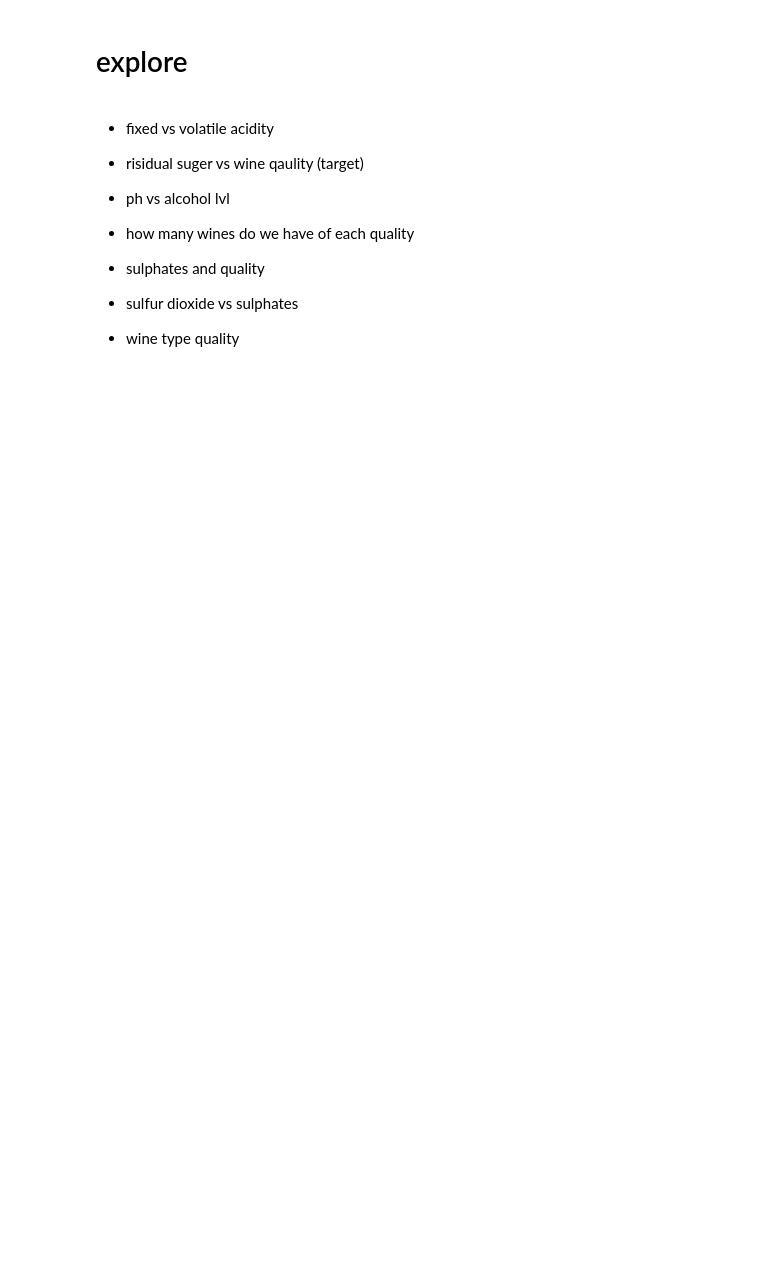
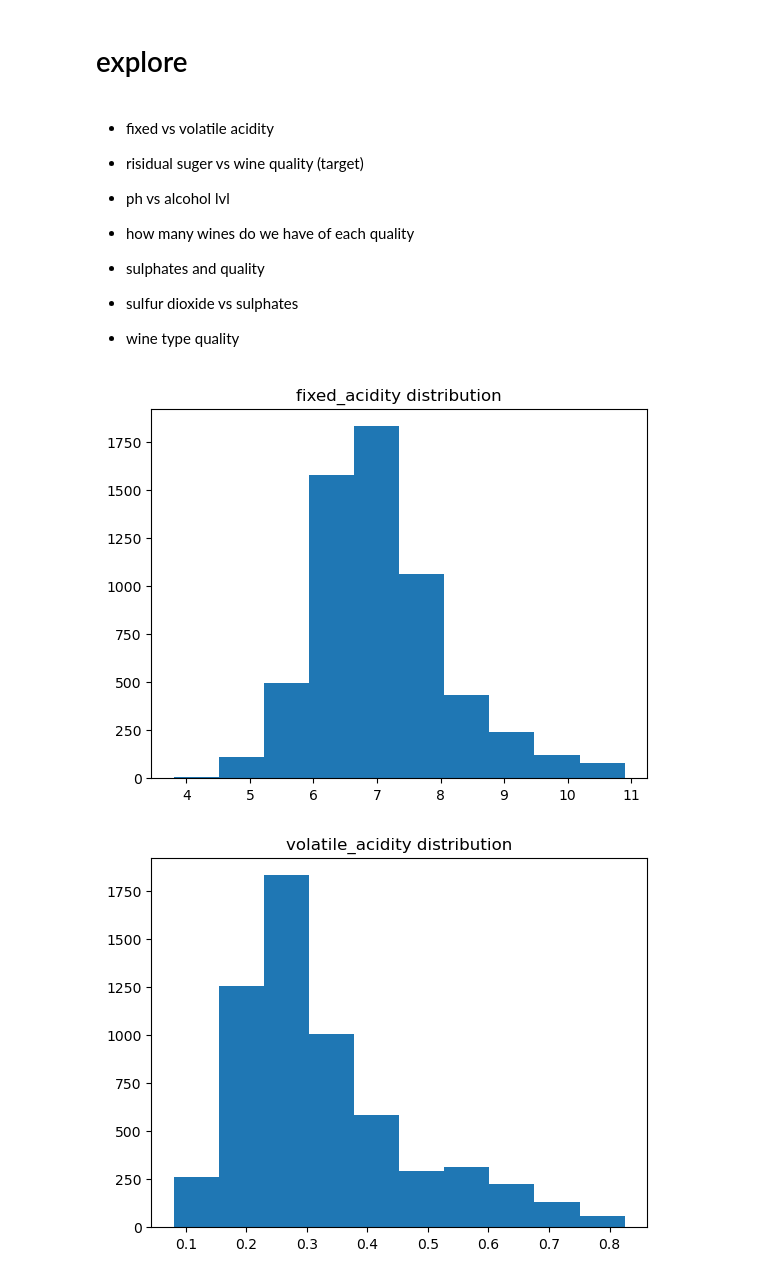
Before and after one commit to clustering-the-wines/wine_clustering, a Jupyter notebook: shawn_workbook.ipynb, the cells around one changed output. Cells and saved outputs as stored; diff of their text form; code cells hidden in the pictures; blank space fills up the shorter version.

```diff
--- a/shawn_workbook.ipynb
+++ b/shawn_workbook.ipynb
@@ -84,4 +73,4 @@ def get_wine():
 
     return df
 # %%
-wine.head()
+df = acquire.get_wine()
@@ -121,10 +103,10 @@ Index(['fixed_acidity', 'volatile_acidity', 'citric_acid', 'residual_sugar',
       dtype='object')
 # %%
 cols = ['fixed_acidity', 'volatile_acidity', 'citric_acid', 'residual_sugar',
-       'chlorides', 'free_sulfur_dioxide', 'total_sulfur_dioxide', 'density',
+       'chlorides', 'free_sulphur_dioxide', 'total_sulphur_dioxide', 'density',
        'pH', 'sulphates', 'alcohol']
 
-wine = remove_outliers(wine, 2.5, cols)
+df = prepare.remove_outliers(df, 2.5, cols)
 # %%
 df.head()
 # %% [output]
@@ -159,7 +146,7 @@ def inertial_dampening(df, num=11, cols):
 # %% [markdown]
 - fixed vs volatile acidity
 
-- risidual suger vs wine qaulity (target)
+- risidual suger vs wine quality (target)
 
 - ph vs alcohol lvl
 
@@ -170,3 +157,12 @@ def inertial_dampening(df, num=11, cols):
 - sulfur dioxide vs sulphates
 
 - wine type quality
+# %%
+for col in df.columns:
+
+    plt.hist(x=col, data=df)
+    plt.title(f'{col} distribution')
+    plt.show()
+# %% [output]
+[figure, added]
+[figure, added]
```
Also changed, not shown: parts of 95 cells of this notebook, 5 other files.
